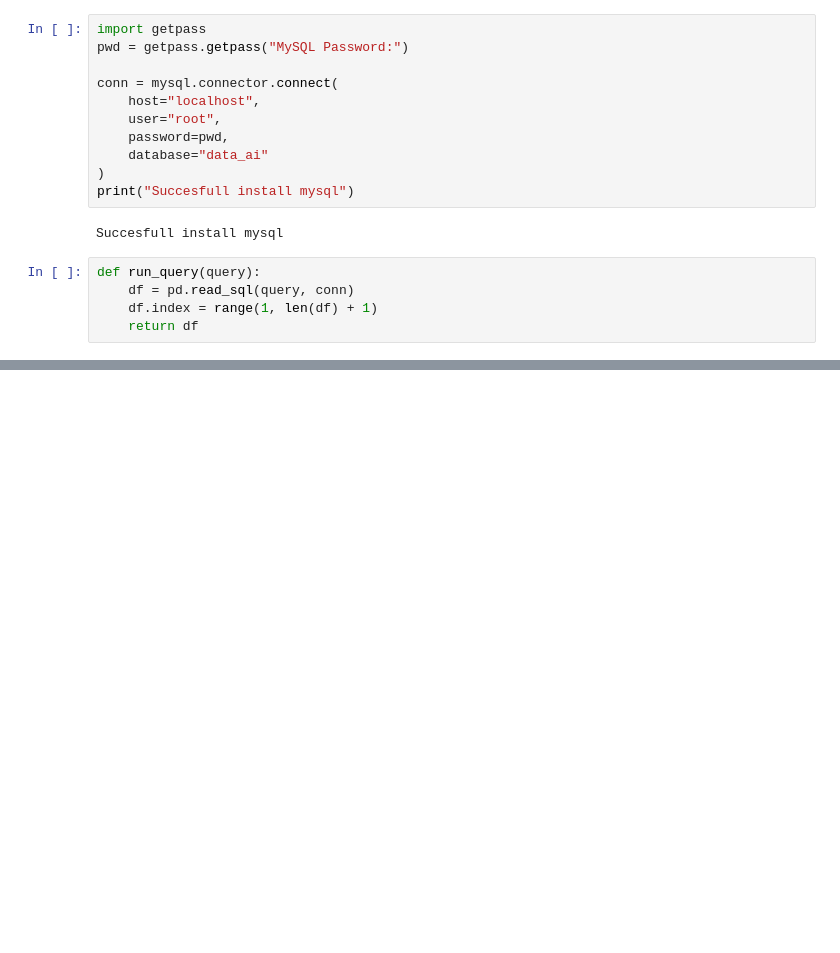
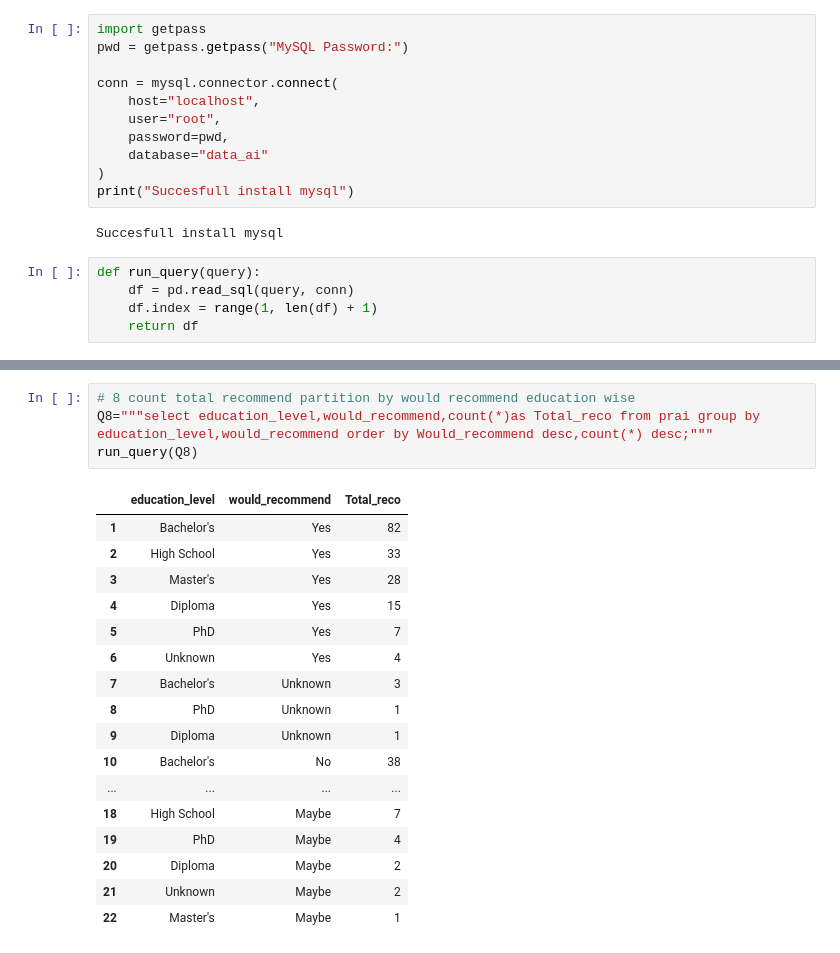
Before and after one commit to Ansh-3121/Ai-usages-impact-on-student-and-professionals, a Jupyter notebook: SqlQueries.ipynb, the cells around one changed output, grey strips where cells are left out. Cells and saved outputs as stored; diff of their text form; blank space fills up the shorter version.

```diff
--- a/SqlQueries.ipynb
+++ b/SqlQueries.ipynb
@@ -184,3 +125,25 @@ run_query(Query7)
 | 8 | U0204 | Claude | Coding | No | 7690.0 |
 | 9 | U0082 | ChatGPT | Writing | No | 7178.0 |
 | 10 | U0113 | Google Gemini | Coding | Yes | 6851.0 |
+# %%
+# 8 count total recommend partition by would recommend education wise
+Q8="""select education_level,would_recommend,count(*)as Total_reco from prai group by education_level,would_recommend order by Would_recommend desc,count(*) desc;"""
+run_query(Q8)
+# %% [output]
+|  | education_level | would_recommend | Total_reco |
+| 1 | Bachelor's | Yes | 82 |
+| 2 | High School | Yes | 33 |
+| 3 | Master's | Yes | 28 |
+| 4 | Diploma | Yes | 15 |
+| 5 | PhD | Yes | 7 |
+| 6 | Unknown | Yes | 4 |
+| 7 | Bachelor's | Unknown | 3 |
+| 8 | PhD | Unknown | 1 |
+| 9 | Diploma | Unknown | 1 |
+| 10 | Bachelor's | No | 38 |
+| ... | ... | ... | ... |
+| 18 | High School | Maybe | 7 |
+| 19 | PhD | Maybe | 4 |
+| 20 | Diploma | Maybe | 2 |
+| 21 | Unknown | Maybe | 2 |
+| 22 | Master's | Maybe | 1 |
```
Also changed, not shown: parts of 11 cells of this notebook.
